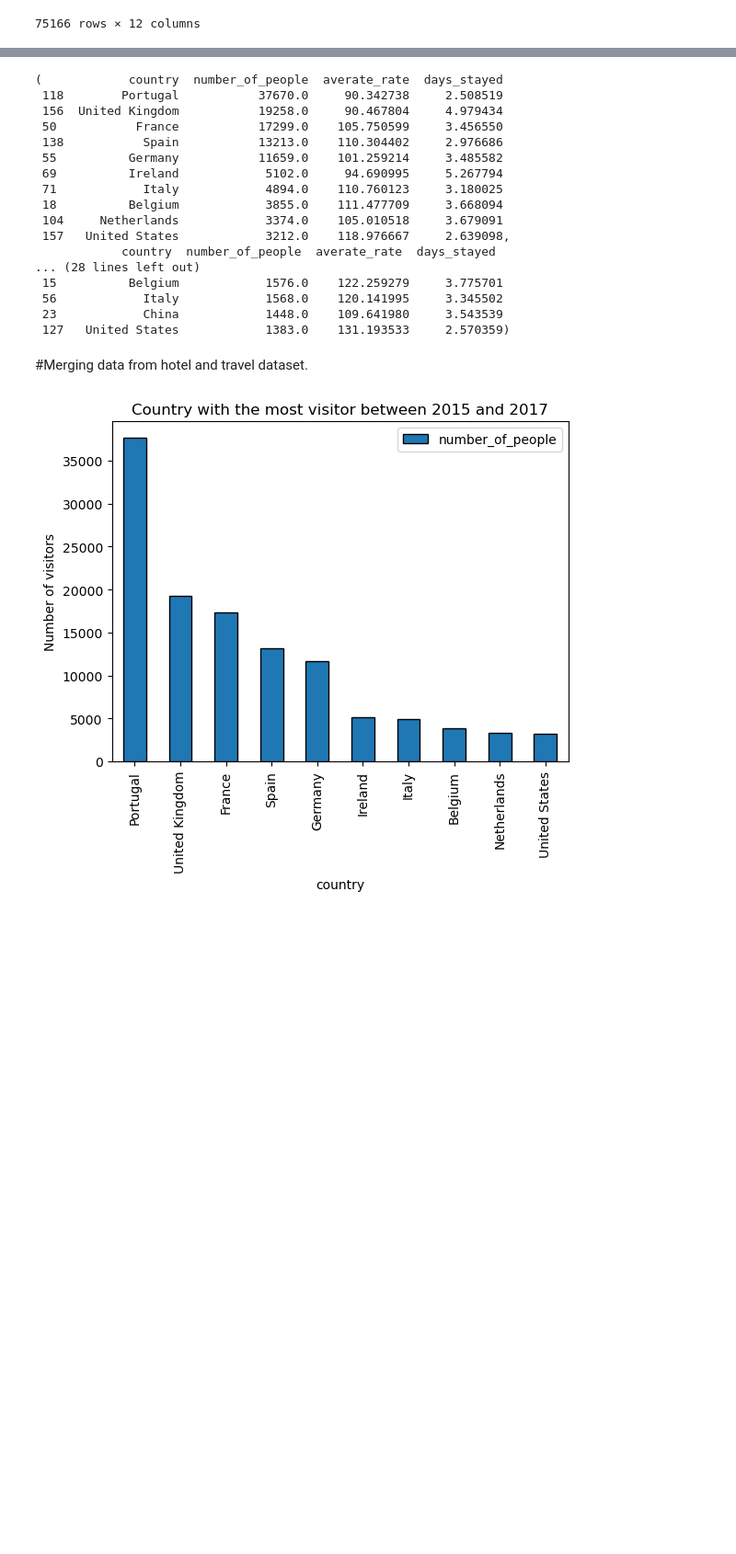
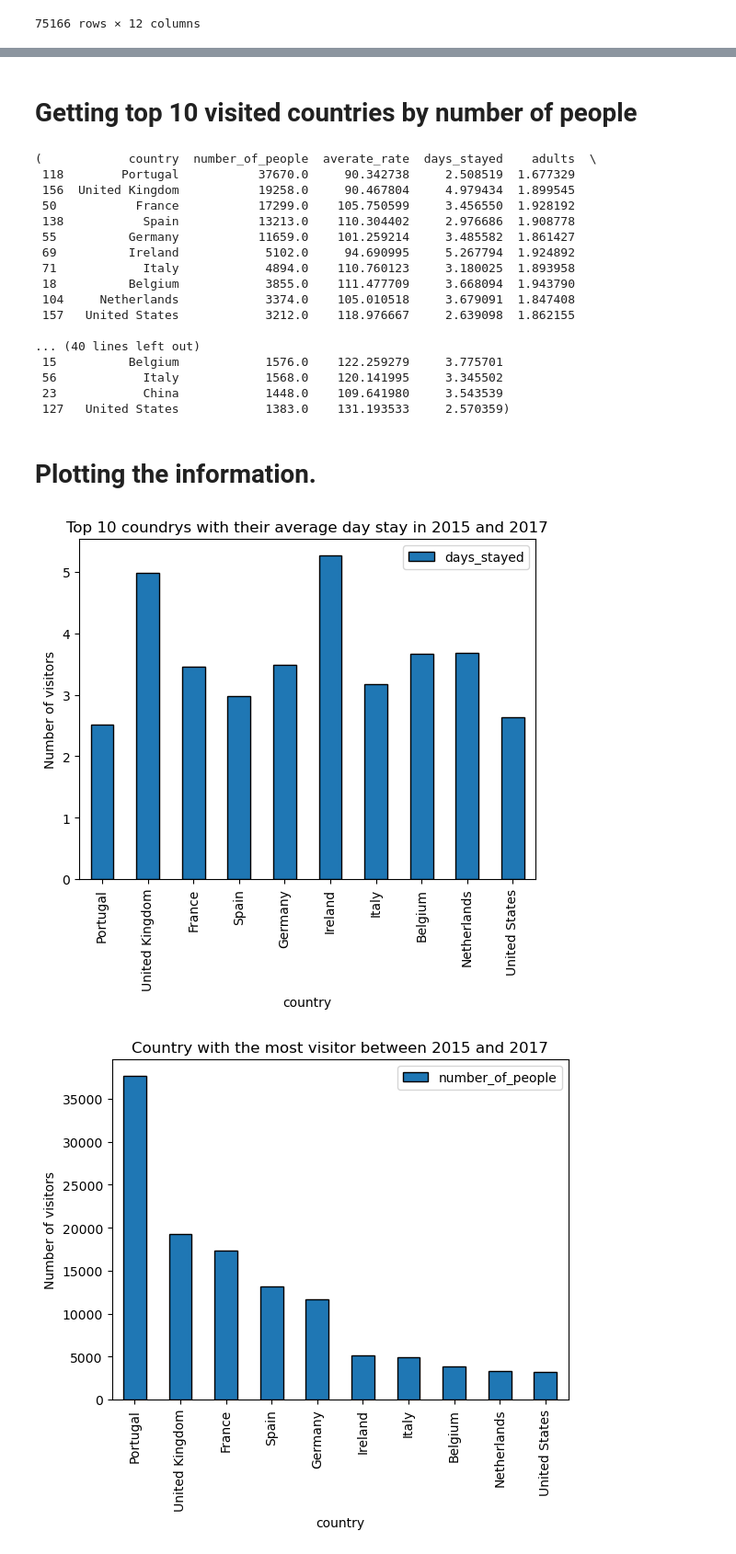
Before and after one commit to Kathyvng/Project1_Group6, a Jupyter notebook: Miguel_Analysis/clean_it.ipynb, the cells around one changed output, grey strips where cells are left out. Shown: that part at 92% size. Drawn from its saved outputs; the diff is of its cells as text; code cells hidden in the pictures; blank space fills up the shorter version.

Commit message:
update to all pyplot and add in formation about their r values

```diff
--- a/Miguel_Analysis/clean_it.ipynb
+++ b/Miguel_Analysis/clean_it.ipynb
@@ -384,0 +374,4 @@ hotel_clean
+# %%
+hotel_clean_AK=hotel_clean#copy to compare adult and kids by stay
+hotel_clean_AK['kids'] =  hotel_clean['children'] + hotel_clean["babies"]
+hotel_clean_AK
@@ -385,14 +394,18 @@ hotel_clean
 # %%
-data_summary_agg= hotel_clean.groupby("country").agg(
+
+data_summary_ak_agg= hotel_clean_AK.groupby("country").agg(
     number_of_people=("number_of_people", "sum"),
     averate_rate=("average_rate", "mean"),
-    days_stayed = ("days_stayed", "mean")
+    days_stayed = ("days_stayed", "mean"),
+    adults=("adults", "mean"),
+    kids=("kids", "mean"),
+     average_rate= ("average_rate", "mean")
 ).reset_index()
 summary_2015 = hotel_clean[hotel_clean["year"]==2015]
 summary_2015_agg=summary_2015.groupby("country").agg(
     number_of_people=("number_of_people", "sum"),
     averate_rate=("average_rate", "mean"),
-    days_stayed = ("days_stayed", "mean")
+    days_stayed = ("days_stayed", "mean"),
 ).reset_index()
 
 summary_2016 = hotel_clean[hotel_clean["year"]==2016]
@@ -409,5 +422,5 @@ summary_2017_agg=summary_2017.groupby("country").agg(
     days_stayed = ("days_stayed", "mean")
 ).reset_index()
 
-data_summary,summary_2015_agg,summary_2016_agg,summary_2017_agg
+summary_2015_agg,summary_2016_agg,summary_2017_agg,data_summary_ak_agg
 # %% [output]
@@ -431,27 +444,38 @@ data_summary,summary_2015_agg,summary_2016_agg,summary_2017_agg
+# %% [markdown]
+# Getting top 10  visited countries by number of people
 # %%
-top_2015_2017 = data_summary_agg.sort_values(by="number_of_people", ascending=False).head(10)
+top_2015_2017ak = data_summary_ak_agg.sort_values(by="number_of_people", ascending=False).head(10)
 top_10_2015 = summary_2015_agg.sort_values(by="number_of_people", ascending=False).head(10)#code shared by Anh Pham
 top_10_2016 = summary_2016_agg.sort_values(by="number_of_people", ascending=False).head(10)
 top_10_2017 = summary_2017_agg.sort_values(by="number_of_people", ascending=False).head(10)
-top_2015_2017,top_10_2015,top_10_2016,top_10_2017
+top_2015_2017ak,top_10_2015,top_10_2016,top_10_2017
 # %% [output]
-(            country  number_of_people  averate_rate  days_stayed
- 118        Portugal           37670.0     90.342738     2.508519
- 156  United Kingdom           19258.0     90.467804     4.979434
- 50           France           17299.0    105.750599     3.456550
- 138           Spain           13213.0    110.304402     2.976686
- 55          Germany           11659.0    101.259214     3.485582
- 69          Ireland            5102.0     94.690995     5.267794
- 71            Italy            4894.0    110.760123     3.180025
- 18          Belgium            3855.0    111.477709     3.668094
- 104     Netherlands            3374.0    105.010518     3.679091
- 157   United States            3212.0    118.976667     2.639098,
-            country  number_of_people  averate_rate  days_stayed
-... (28 lines left out)
+(            country  number_of_people  averate_rate  days_stayed    adults  \
+ 118        Portugal           37670.0     90.342738     2.508519  1.677329
+ 156  United Kingdom           19258.0     90.467804     4.979434  1.899545
+ 50           France           17299.0    105.750599     3.456550  1.928192
+ 138           Spain           13213.0    110.304402     2.976686  1.908778
+ 55          Germany           11659.0    101.259214     3.485582  1.861427
+ 69          Ireland            5102.0     94.690995     5.267794  1.924892
+ 71            Italy            4894.0    110.760123     3.180025  1.893958
+ 18          Belgium            3855.0    111.477709     3.668094  1.943790
+ 104     Netherlands            3374.0    105.010518     3.679091  1.847408
+ 157   United States            3212.0    118.976667     2.639098  1.862155
+
+... (40 lines left out)
  15          Belgium            1576.0    122.259279     3.775701
  56            Italy            1568.0    120.141995     3.345502
  23            China            1448.0    109.641980     3.543539
  127   United States            1383.0    131.193533     2.570359)
-# %% [markdown]
-#Merging data from hotel and travel dataset.
+# %% [markdown]
+# Plotting the information.
+# %%
+top_2015_2017ak.plot.bar(x="country",y="days_stayed", title= "Top 10 coundrys with their average day stay in 2015 and 2017", ylabel= "Number of visitors", ec="black")
+
+# Save the figure
+plt.savefig("../Images/fig1_MS_top10_daystay_2015_2017", bbox_inches="tight")
+
+plt.show()
+# %% [output]
+[figure, added]
 # %%
```
Also changed, not shown: parts of 19 cells of this notebook, 12 other files.
